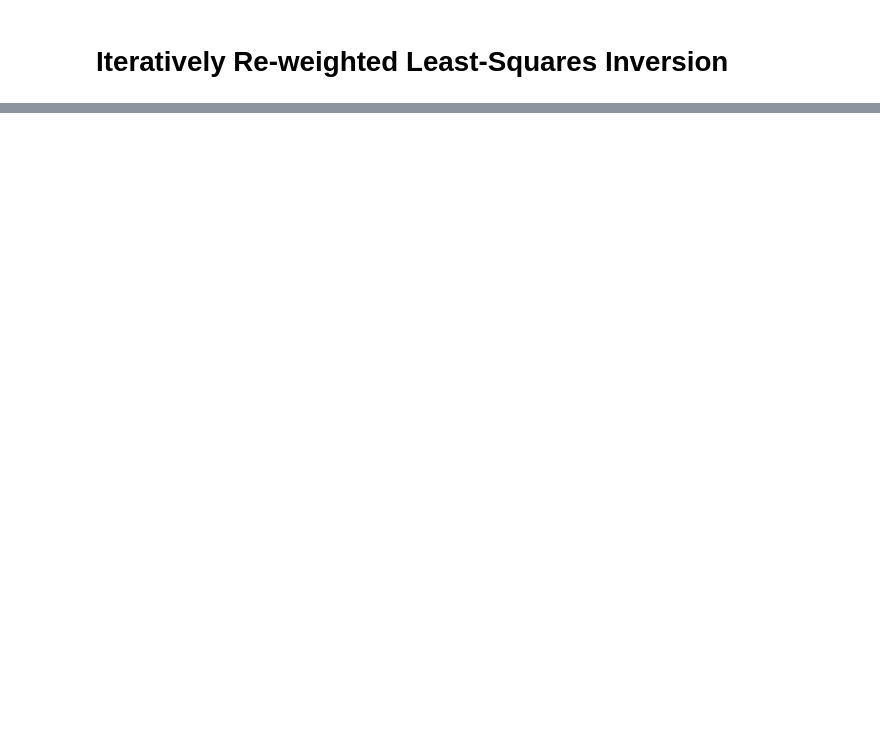
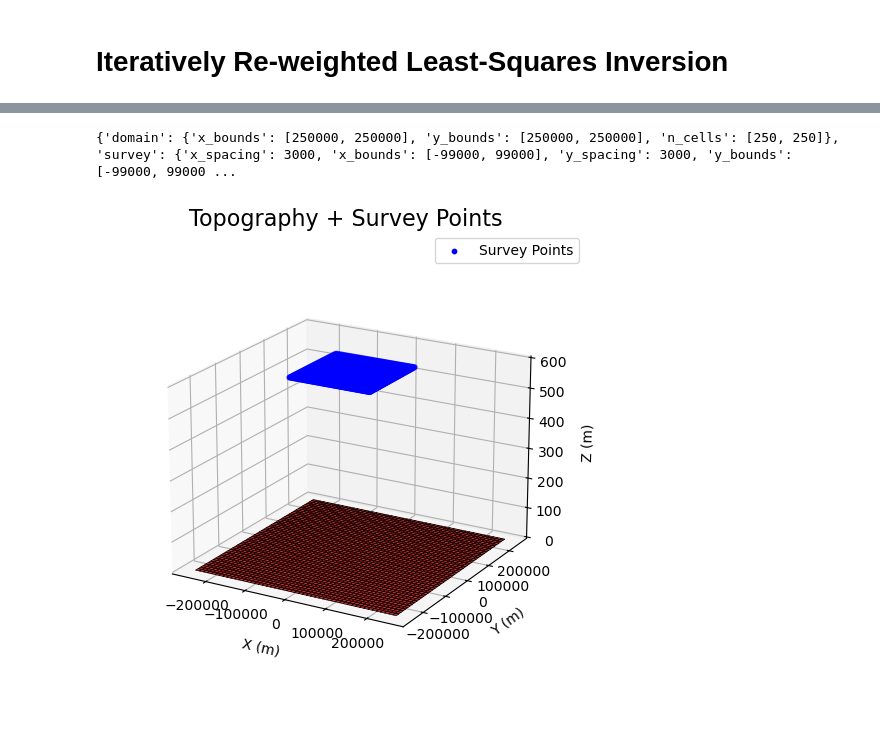
Before and after one commit to ian-ha/eosc454-project, a Jupyter notebook: visualizations.ipynb, the cells around one changed output, grey strips where cells are left out. Saved outputs shown, nothing was run; the diff lists cells and outputs as text; code cells hidden in the pictures; blank space fills up the shorter version.

```diff
--- a/visualizations.ipynb
+++ b/visualizations.ipynb
@@ -346,0 +347,37 @@ plt.show()
+# %%
+#plot the survey area and points for the spectral methods forward model
+
+spec_fwd = ForwardSimulation(
+    "spectral_analysis_forward_model.yml",)
+
+
+# Visualize survey points on a fresh figure so this cell always renders output
+fig2 = plt.figure(figsize=(6, 6))
+ax2 = fig2.add_axes([0.1, 0.1, 0.8, 0.8], projection="3d")
+
+# Re-plot topography
+ax2.plot_surface(
+    spec_fwd.x_topo, spec_fwd.y_topo, spec_fwd.z_topo,
+    color="r", edgecolor="k", linewidth=0.5, alpha=0.8
+)
+
+
+X_survey, Y_survey = np.meshgrid(spec_fwd.x_survey, spec_fwd.y_survey)
+ax2.scatter(X_survey.ravel(), Y_survey.ravel(), spec_fwd.z_survey.ravel(), color="b", s=10, label="Survey Points")
+
+# Keep z-range including both topography and survey points
+zmin = spec_fwd.z_topo.min() - 5
+zmax = max(spec_fwd.z_topo.max(), spec_fwd.z_survey.max()) + 5
+ax2.set_zlim([zmin, zmax])
+
+ax2.set_box_aspect(aspect=None, zoom=0.85)
+ax2.set_xlabel("X (m)", labelpad=10)
+ax2.set_ylabel("Y (m)", labelpad=10)
+ax2.set_zlabel("Z (m)", labelpad=10)
+ax2.set_title("Topography + Survey Points", fontsize=16, pad=-20)
+ax2.view_init(elev=20.0)
+ax2.legend(loc="upper right")
+plt.show()
+# %% [output]
+{'domain': {'x_bounds': [250000, 250000], 'y_bounds': [250000, 250000], 'n_cells': [250, 250]}, 'survey': {'x_spacing': 3000, 'x_bounds': [-99000, 99000], 'y_spacing': 3000, 'y_bounds': [-99000, 99000 ...
+[figure, added]
```
Also changed, not shown: parts of 7 cells of this notebook, 3 other files.
